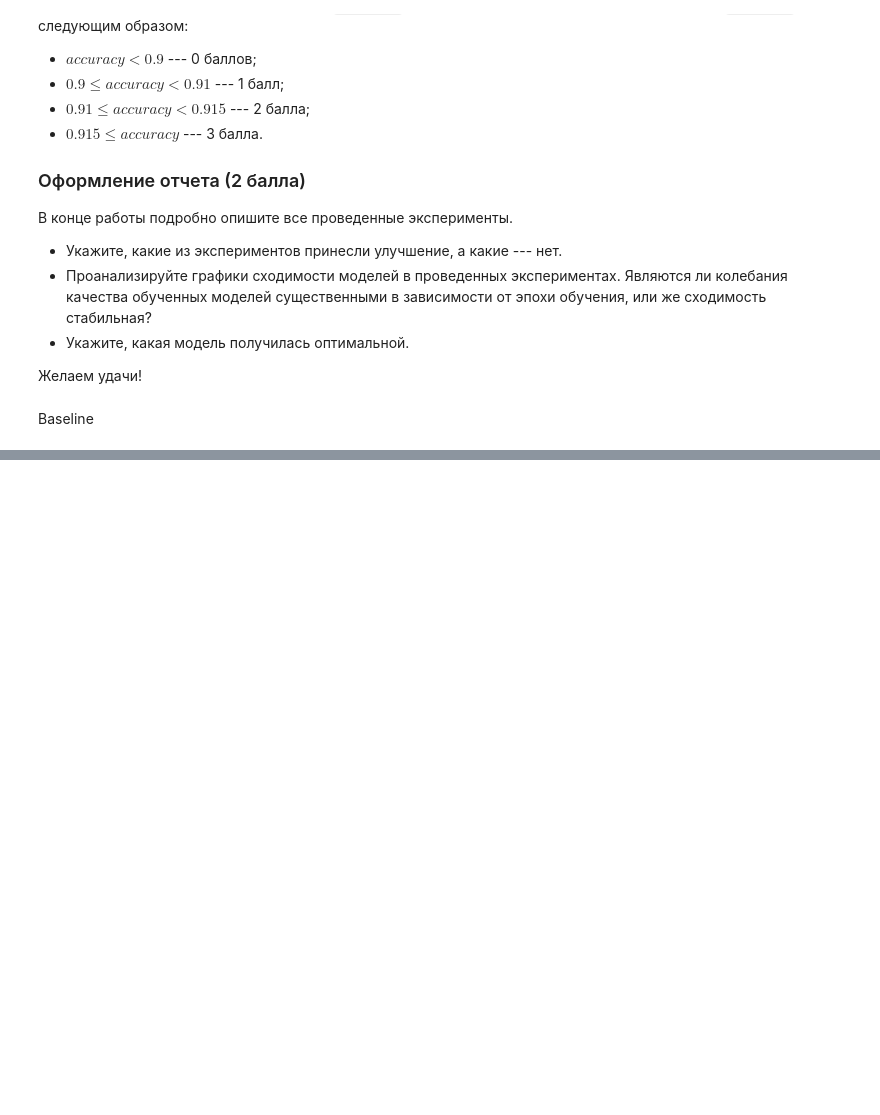
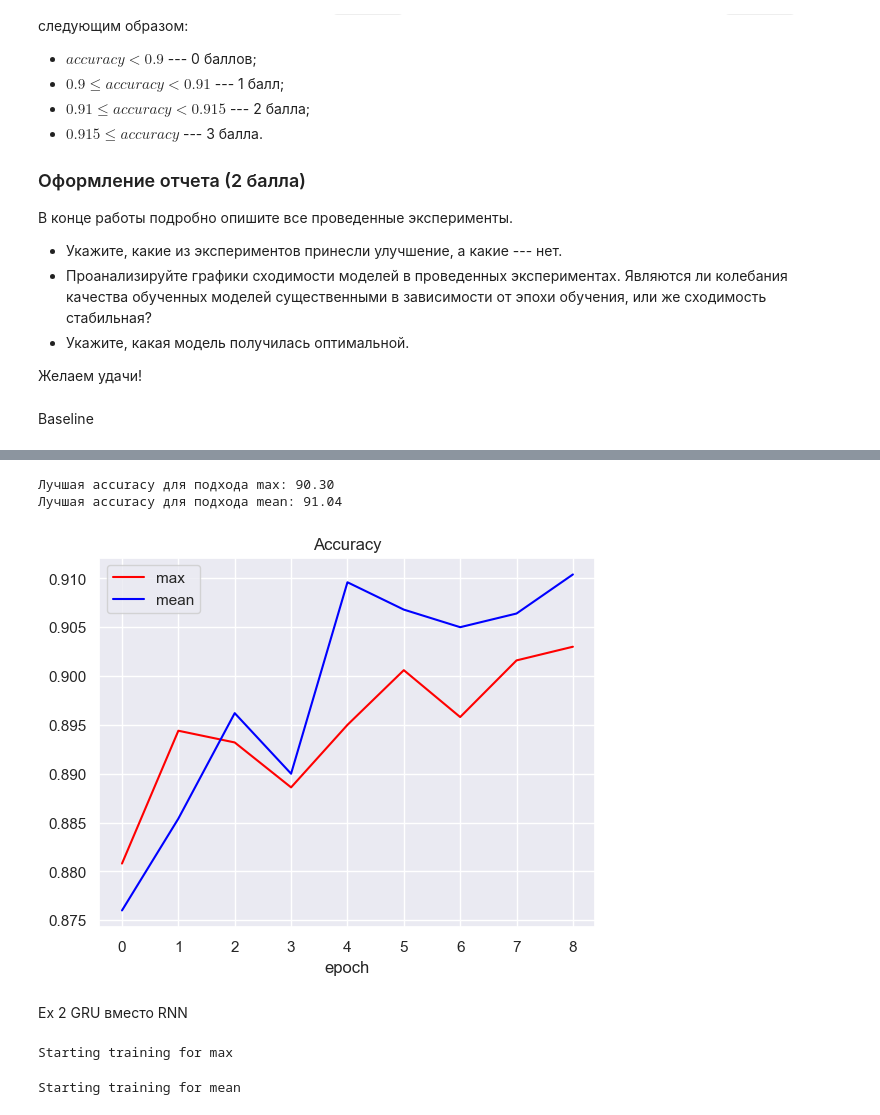
Before and after one commit to KatieGalaeva/NLP_stepik, a Jupyter notebook: NLP_stepik/hw_2/hw_text_classification.ipynb, the cells around one changed output, grey strips where cells are left out. Cells and saved outputs as stored; diff of their text form; code cells hidden in the pictures; blank space fills up the shorter version.

```diff
--- a/NLP_stepik/hw_2/hw_text_classification.ipynb
+++ b/NLP_stepik/hw_2/hw_text_classification.ipynb
@@ -331,0 +339,9 @@ plt.show()
+# %%
+show_acc(acc_type, "Accuracy of default Model")
+# %% [output]
+Лучшая accuracy для подхода max: 90.30
+Лучшая accuracy для подхода mean: 91.04
+[figure, added]
+# %% [markdown]
+Ex 2
+GRU вместо RNN
@@ -331,0 +380,5 @@ plt.show()
+# %%
+gru_loss_type, gru_acc_type = train(CharGRULM)
+# %% [output]
+Starting training for max
+Starting training for mean
```
Also changed, not shown: parts of 26 cells of this notebook.
